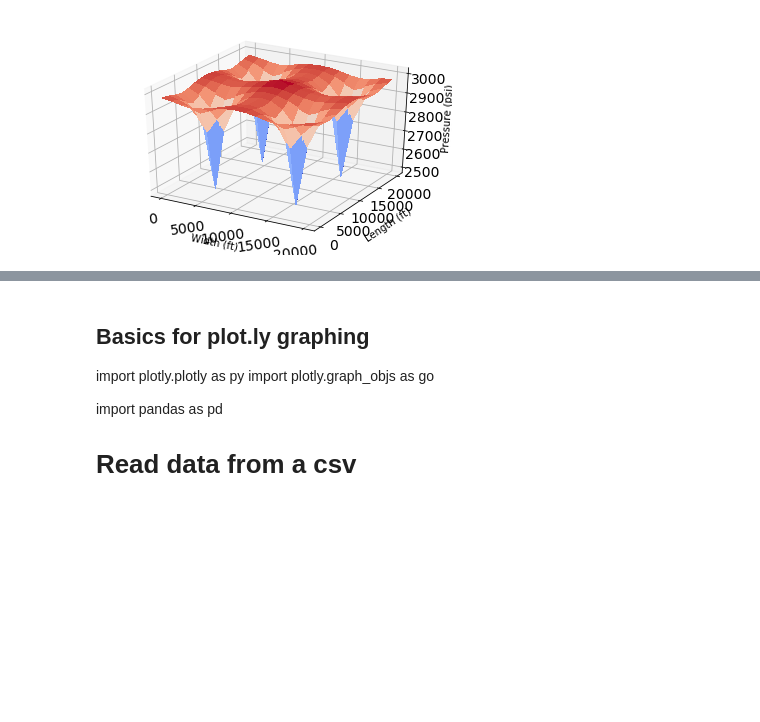
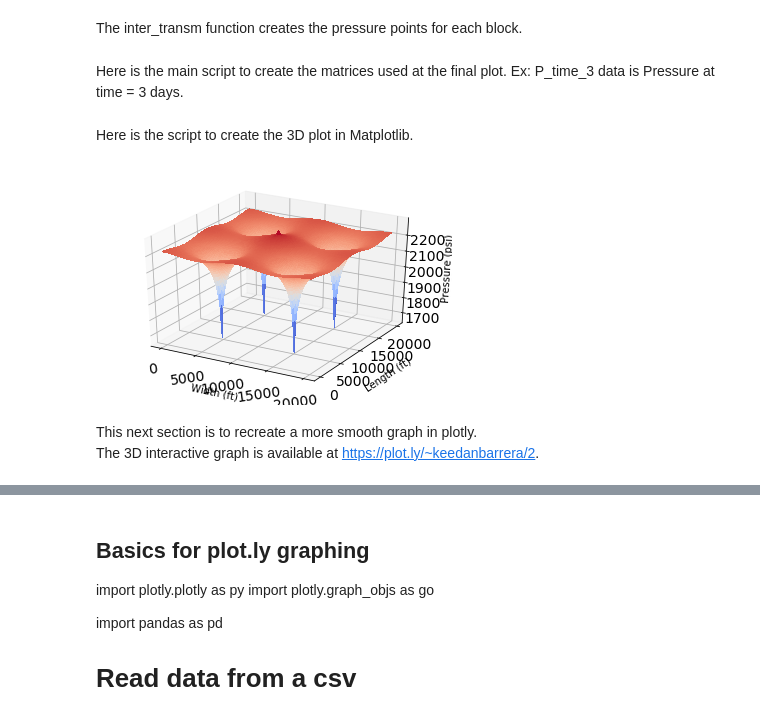
Before and after one commit to christianbarrera/oilfield, a Jupyter notebook: Reservoir Simulator.ipynb, the cells around one changed output, grey strips where cells are left out. Cells and saved outputs as stored; diff of their text form; code cells hidden in the pictures; blank space fills up the shorter version.

```diff
--- a/Reservoir Simulator.ipynb
+++ b/Reservoir Simulator.ipynb
@@ -79,13 +66,11 @@ def T_inter(Permeability, Permeability_2, mu, Bw, dx, Area):
 # %%
-# T_array creates the matrix to describe intertransmiscibility
+from scipy import sparse
 
 def T_array(NX, NY, Permeability, mu, Bw, dx, dy, Area_x, Area_y):
     N = NX*NY
-    T = np.zeros([N, N])
-    # T = sparse.csr_matrix(T)
+    T = sparse.lil_matrix(np.zeros([N, N]))
 
     for i in range(N):
-        #print(i)
         if (i+1) - NX > 0:  # shows blocks above bottom edge
             T[i, i-NX] = -T_inter(Permeability[2-m.floor((i)/NX),i-m.floor(i/NX)*NX],
                                   Permeability[3-m.floor((i)/NX),i-m.floor(i/NX)*NX],
@@ -124,37 +109,38 @@ def T_array(NX, NY, Permeability, mu, Bw, dx, dy, Area_x, Area_y):
                                         Permeability[2-m.floor((i)/NX),i-m.floor(i/NX)*NX-1],
                                 mu, Bw, dx, Area_y)
 
-
-
-
-    return T
+    return sparse.lil_matrix(T)
+# %% [markdown]
+The inter_transm function creates the pressure points for each block.
 # %%
-# Creates the pressure points for each block
+from scipy import sparse
+from scipy.sparse.linalg import spsolve
 
 def inter_transm(Permeability, Porosity, NX, NY, t, W, L, h, mu, Bw, dt, ct, Pi, dx, dy, Q, J, B):
-
-
     T = T_array(NX,NY,Permeability,mu,Bw,dx,dy,Area_x,Area_y);
-    # T=sparse(T);
+    T = sparse.lil_matrix(T);
 
     Permeability = Permeability.reshape(1, NX*NY)
     Porosity = Porosity.reshape(1, NX*NY)
 
     P_0 = np.ones([NX*NY,1])*Pi
-    P_n = P_0
+    P_n = sparse.lil_matrix(P_0)
 
     P = np.zeros([NX*NY,t+1])
+    P[:,0] = P_0.transpose()
 
-    P[:,0] = P_0.transpose()
     for i in range(t):
         a = T + J + B/dt
-        b = np.dot((B/dt),P_n)+Q
-        P_nplus1 = np.linalg.solve(a,b)
-        P_n = P_nplus1
-        P[:,i+1] = P_nplus1.transpose()
+        b = np.dot((B/dt), P_n) + Q
+        P_nplus1 = spsolve(a,b)
+        P_n = (sparse.lil_matrix(P_nplus1)).transpose()
+        P[:,i+1] = P_nplus1
 
     x = [i*L/(NX-1) for i in range(NX)]
     y = [i*W/(NY-1) for i in range(NY)]
 
     return P, x, y, T
+# %% [markdown]
+Here is the main script to create the matrices used at the final plot.
+Ex: P_time_3 data is Pressure at time = 3 days.
 # %%
@@ -231,30 +205,28 @@ for i in range(n):
         for t_p in range(t):
             J[l,l] = 6.33e-3*(2*m.pi*Permeability[2-m.floor((i)/3),i-m.floor(i/3)*3]*h)/(mu*Bw*m.log(.28/2*(dx**2+dy**2)**(1/2)/rw))
             P_time[t_p,i] = P[l,t_p] + (oper_con[i]/J[l,l])
+# %% [markdown]
+Here is the script to create the 3D plot in Matplotlib.
 # %%
-'''
-Script to create the 3D plot in Matplotlib.
-'''
-
 from mpl_toolkits.mplot3d import Axes3D
 import matplotlib.pyplot as plt
 from matplotlib import cm, colorbar
 
 fig = plt.figure()
 ax = fig.add_subplot(111, projection='3d')
 
-# zs = np.array([(x,y) for x,y in zip(np.ravel(X), np.ravel(Y))])
-# Z = zs.reshape(X.shape)
-
-ax.plot_surface(X.T, Y.T, P_time_3, rstride=1, cstride=1, cmap=cm.coolwarm,
+ax.plot_surface(X.T, Y.T, P_time_50, rstride=1, cstride=1, cmap=cm.coolwarm,
     linewidth=0, antialiased=False)
 
 ax.set_xlabel('Width (ft)')
 ax.set_ylabel('Length (ft)')
 ax.set_zlabel('Pressure (psi)')
 plt.tick_params(axis='both', labelsize=14)
 plt.xticks(rotation=8)
 plt.show()
 # %% [output]
-[figure, old version]
+[figure, new version]
+# %% [markdown]
+This next section is to recreate a more smooth graph in plotly.
+The 3D interactive graph is available at https://plot.ly/~keedanbarrera/2.
 # %%
```
Also changed, not shown: parts of 8 cells of this notebook.
